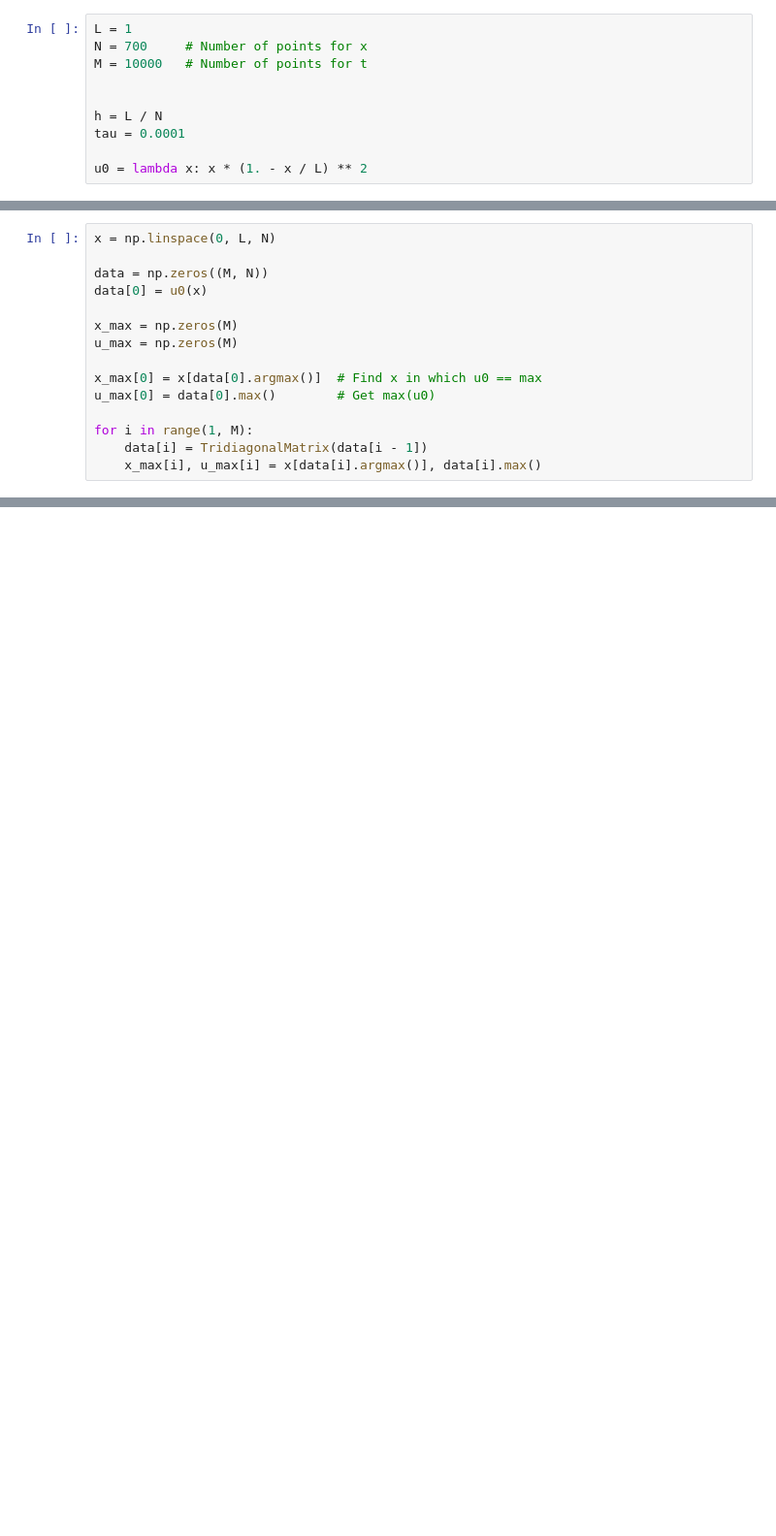
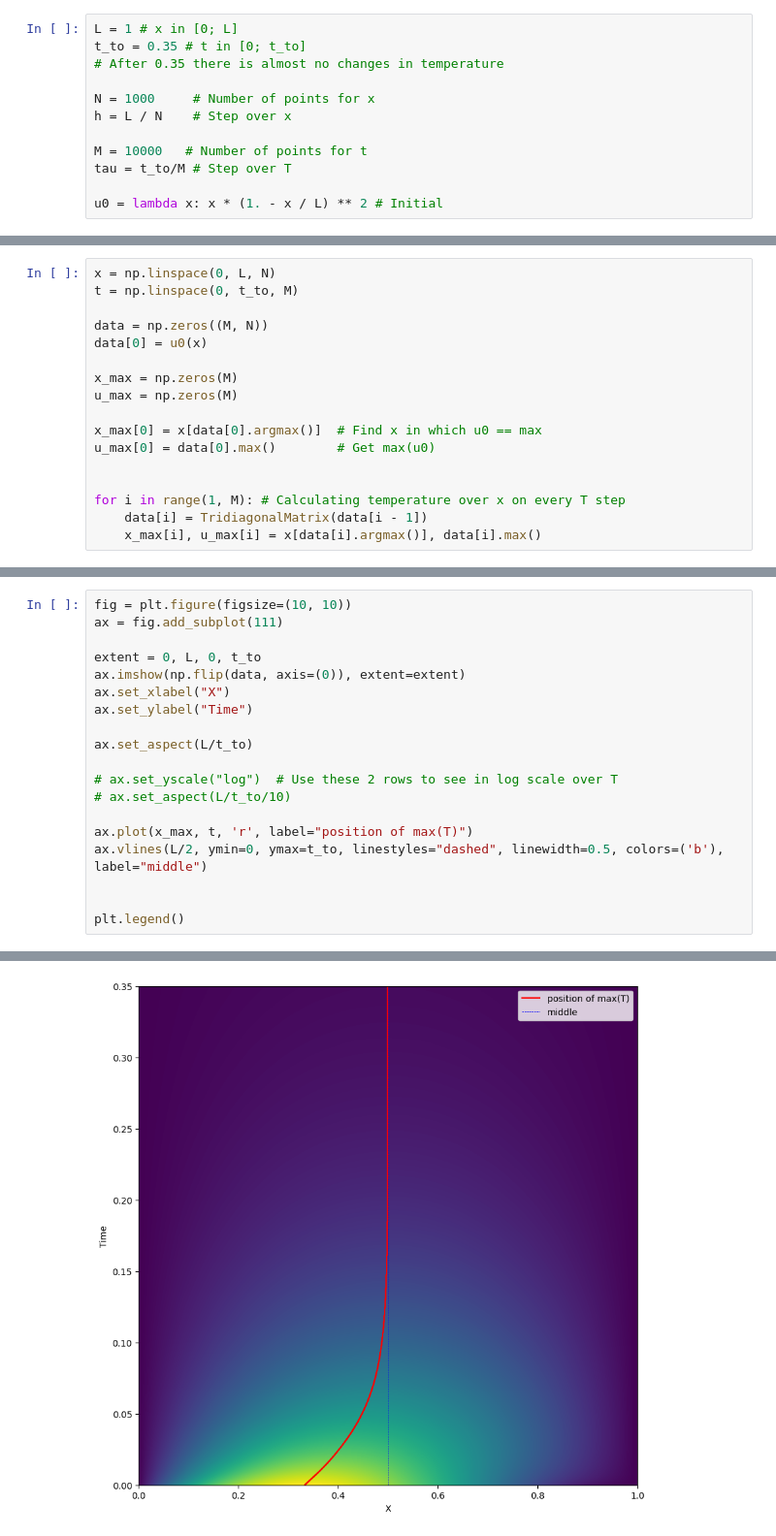
Before and after one commit to CuSynth/computational-physics, a Jupyter notebook: # 10 Crank–Nicolson/solution.ipynb, the cells around one changed output, grey strips where cells are left out. Shown: that part at 97% size. Saved outputs shown, nothing was run; the diff lists cells and outputs as text; blank space fills up the shorter version.

```diff
--- a/# 10 Crank–Nicolson/solution.ipynb
+++ b/# 10 Crank–Nicolson/solution.ipynb
@@ -15,13 +6,15 @@ Stability: p76
 # %%
-L = 1
-N = 700     # Number of points for x
+L = 1 # x in [0; L]
+t_to = 0.35 # t in [0; t_to]
+# After 0.35 there is almost no changes in temperature
+
+N = 1000     # Number of points for x
+h = L / N    # Step over x
+
 M = 10000   # Number of points for t
+tau = t_to/M # Step over T
 
-
-h = L / N
-tau = 0.0001
-
-u0 = lambda x: x * (1. - x / L) ** 2
+u0 = lambda x: x * (1. - x / L) ** 2 # Initial
 # %%
 x = np.linspace(0, L, N)
 plt.plot(x, u0(x))
@@ -55,6 +45,7 @@ def TridiagonalMatrix(p): # Sweeping method
     return y
 # %%
 x = np.linspace(0, L, N)
+t = np.linspace(0, t_to, M)
 
 data = np.zeros((M, N))
 data[0] = u0(x)
@@ -65,6 +56,7 @@ u_max = np.zeros(M)
 x_max[0] = x[data[0].argmax()]  # Find x in which u0 == max
 u_max[0] = data[0].max()        # Get max(u0)
 
-for i in range(1, M):
+
+for i in range(1, M): # Calculating temperature over x on every T step
     data[i] = TridiagonalMatrix(data[i - 1])
     x_max[i], u_max[i] = x[data[i].argmax()], data[i].max()
@@ -92,0 +63,20 @@ interactive(children=(IntSlider(value=4999, description='t', max=9999), Output()
+# %%
+fig = plt.figure(figsize=(10, 10))
+ax = fig.add_subplot(111)
+
+extent = 0, L, 0, t_to
+ax.imshow(np.flip(data, axis=(0)), extent=extent)
+ax.set_xlabel("X")
+ax.set_ylabel("Time")
+
+ax.set_aspect(L/t_to)
+
+# ax.set_yscale("log")  # Use these 2 rows to see in log scale over T
+# ax.set_aspect(L/t_to/10)
+
+ax.plot(x_max, t, 'r', label="position of max(T)")
+ax.vlines(L/2, ymin=0, ymax=t_to, linestyles="dashed", linewidth=0.5, colors=('b'), label="middle")
+
+
+plt.legend()
+# %% [output]
@@ -93,2 +84,3 @@ interactive(children=(IntSlider(value=4999, description='t', max=9999), Output()
+[figure, added]
 # %%
 T = [i * tau for i in range(M)]
```
Also changed, not shown: parts of 10 cells of this notebook.
